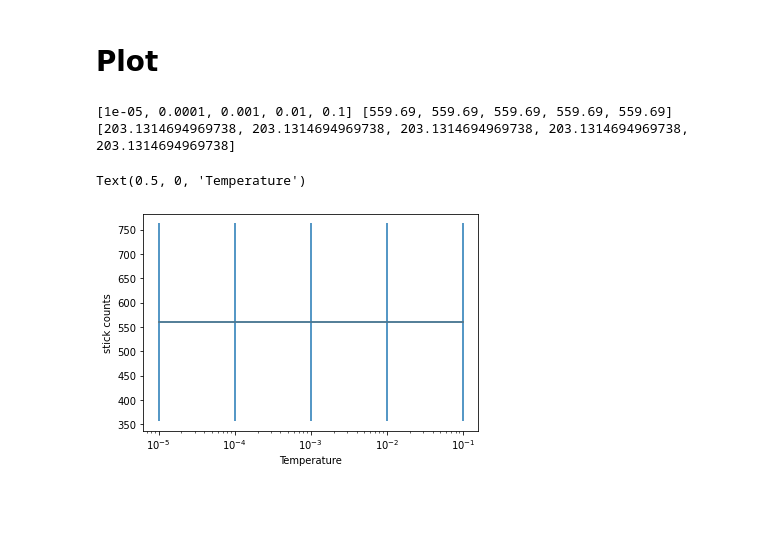
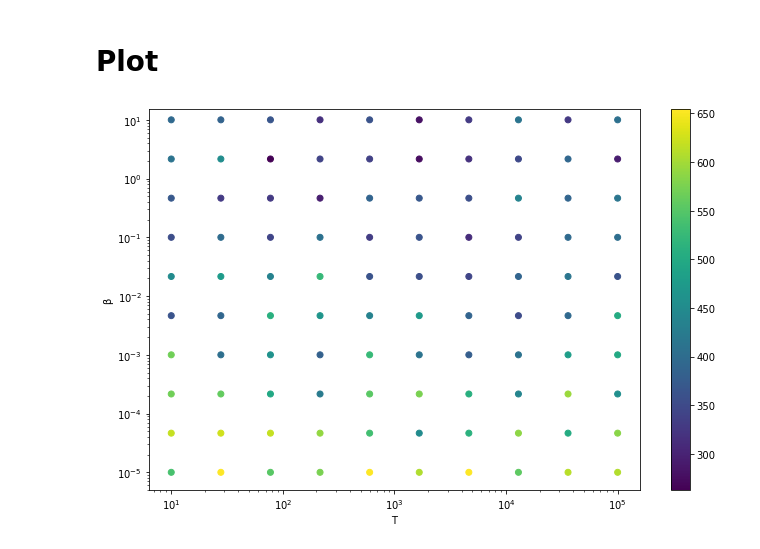
Before and after one commit to rroohhh/dna_origami_mc, a Jupyter notebook: Untitled.ipynb, the cells around one changed output. Saved outputs shown, nothing was run; the diff lists cells and outputs as text; code cells hidden in the pictures; blank space fills up the shorter version.

Commit message:
add plot for β and T sweep

```diff
--- a/Untitled.ipynb
+++ b/Untitled.ipynb
@@ -493,14 +496,16 @@ for i in range(numberOfStapleNucleotides):
 molecules = generateMolecules(scaffold, staple)
 
 
+from tqdm import tqdm
+
 def getExperimentData():
-    temps = 10.**np.array([-1,-2,-3, -4, -5])
+    temps = np.logspace(1,-5, 10)
     times = 10
-    bethas = [1, 10, 100, 1000]
+    bethas = np.logspace(1, 5, 10)
     plotBethas, plotTemps, plotSticks, plotHs, expNumbers = [], [], [], [], []
     ex = 0
     for betha in bethas:
-        for temp in temps:
+        for temp in tqdm(temps):
             ex += 1
             for i in range(times):
                 Hs, sticks = run(molecules, α=α, β=betha, rCutoff=rCutoff, T=T, N = 10000,
@@ -513,27 +518,30 @@ def getExperimentData():
     return plotBethas, plotTemps, plotSticks, plotHs, expNumbers
 # %%
 plotBethas, plotTemps, plotSticks, plotHs, expNumbers = getExperimentData()
-# %%
-means, stds, temps = [], [], []
-for temp in np.unique(plotTemps):
-    stickApp = []
-    for betha in np.unique(plotBethas):
-        stickApp = []
-        for temp in plotTemps:
-            if temp == value:
-                stickApp.append(np.sum(plotSticks,axis = 1))
-
-    means.append(np.mean(stickApp))
-    stds.append(np.std(stickApp))
-    temps.append(value)
-
-print(temps, means, stds)
-plt.errorbar(temps, means, stds)
-
-plt.xscale("log")
-plt.ylabel("stick counts")
-plt.xlabel("Temperature")
-# %% [output]
-[1e-05, 0.0001, 0.001, 0.01, 0.1] [559.69, 559.69, 559.69, 559.69, 559.69] [203.1314694969738, 203.1314694969738, 203.1314694969738, 203.1314694969738, 203.1314694969738]
-Text(0.5, 0, 'Temperature')
-[figure, removed]
+# %%
+βs = np.sort(np.unique(plotBethas))
+Ts = np.sort(np.unique(plotTemps))
+plotSticks = np.array(plotSticks)
+
+values = np.empty((len(βs), len(Ts)))
+std = np.empty((len(βs), len(Ts)))
+
+for i, β in enumerate(βs):
+    for j, T in enumerate(Ts):
+        sticks = np.sum(plotSticks[np.where((plotBethas == β) & (plotTemps == T))], axis=1)
+        values[i,j] = np.mean(sticks)
+        std[i,j] = np.std(sticks) / np.sqrt(len(sticks) - 1)
+
+plt.figure(figsize=(11,7))
+x, y = np.meshgrid(βs, Ts)
+
+plt.scatter(np.ravel(x), np.ravel(y), c=np.ravel(values))
+plt.yscale("log")
+plt.xscale("log")
+plt.ylim(np.min(y) * .5, np.max(y) * 1.5)
+plt.xlabel("T")
+plt.ylabel("β")
+plt.colorbar()
+plt.show()
+# %% [output]
+[figure, added]
```
Also changed, not shown: parts of 1 cell of this notebook.
